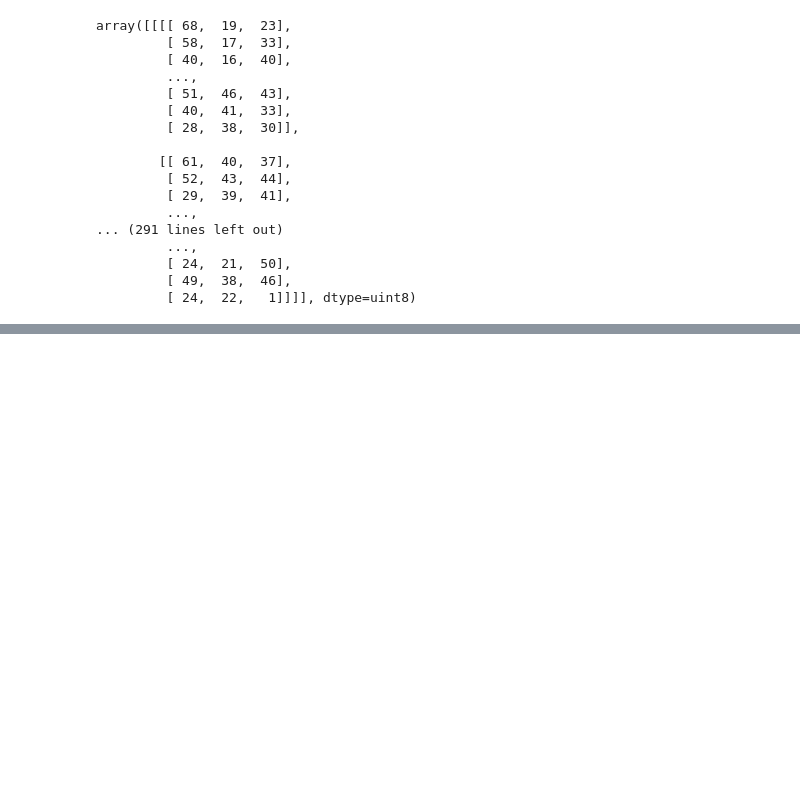
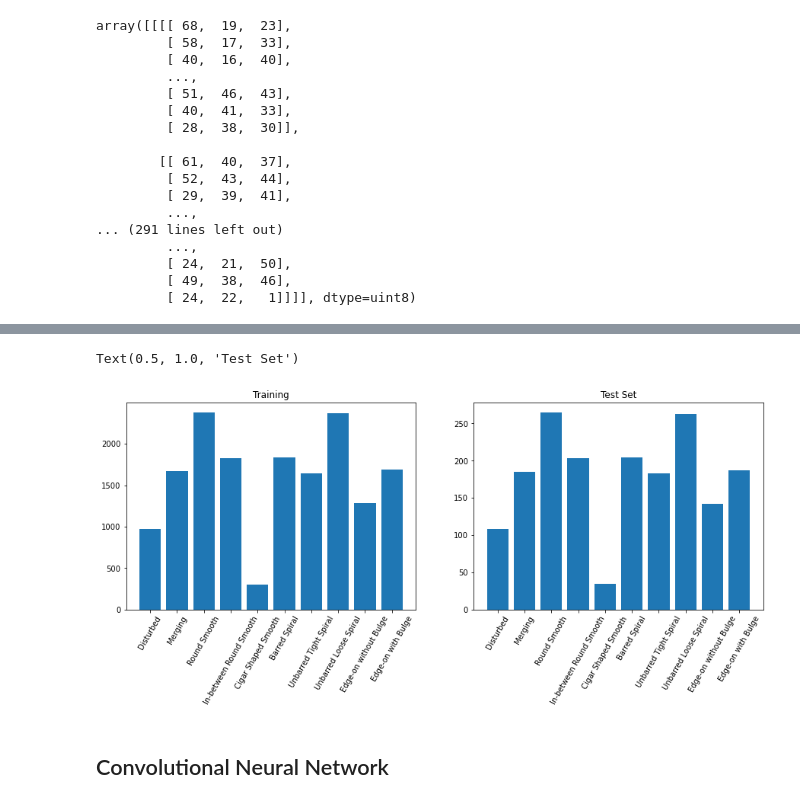
Before and after one commit to jstodd867/galaxy-classification, a Jupyter notebook: Exploration.ipynb, the cells around one changed output, grey strips where cells are left out. Drawn from its saved outputs; the diff is of its cells as text; code cells hidden in the pictures; blank space fills up the shorter version.

```diff
--- a/Exploration.ipynb
+++ b/Exploration.ipynb
@@ -84,0 +83,4 @@ np.argwhere(labels==0)[0][0]
+# %%
+# Split into train and test sets
+X_train, X_test, y_train, y_test = train_test_split(images, cat_labels, test_size=0.1, stratify=labels)
+#X_train, X_test, y_train, y_test = train_test_split(images, labels, test_size=0.1, stratify=labels)
@@ -84,0 +91,16 @@ np.argwhere(labels==0)[0][0]
+# %%
+def count_class(y, ax, xtick_labels = label_names):
+    labels, count = np.unique(y, return_counts = True)
+    ax.bar(labels, count, tick_label = xtick_labels)
+    ax.set_xticklabels(xtick_labels, rotation=60);
+# %%
+fig, axs = plt.subplots(1,2, figsize=(15,5))
+for ax,y in zip(axs.flatten(),[y_train, y_test]):
+    count_class(y, ax)
+axs[0].set_title('Training')
+axs[1].set_title('Test Set')
+# %% [output]
+Text(0.5, 1.0, 'Test Set')
+[figure, added]
+# %% [markdown]
+## Convolutional Neural Network
```
Also changed, not shown: parts of 13 cells of this notebook.
